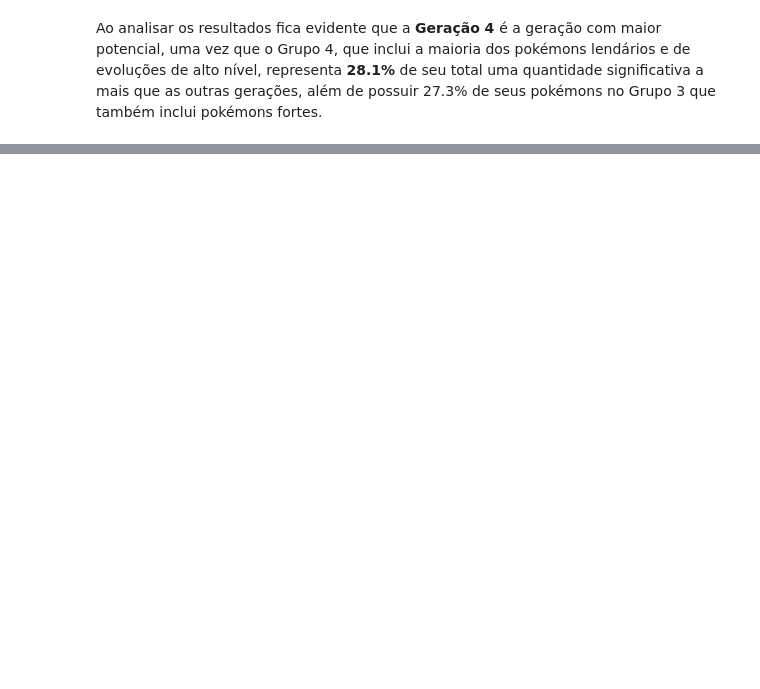
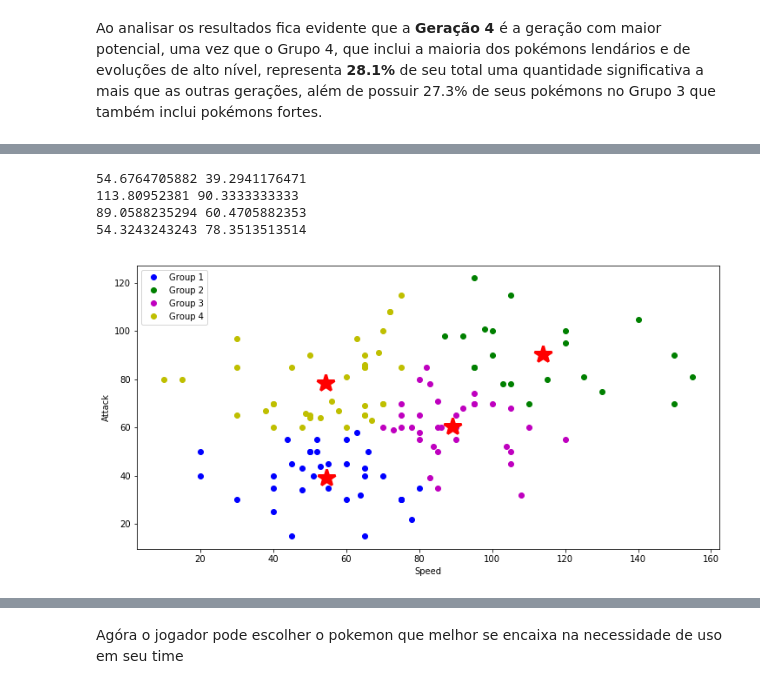
Before and after one commit to LucasVaz97/Ciencia-dos-Dados, a Jupyter notebook: Projeto_3/PokeCluster.ipynb, the cells around one changed output, grey strips where cells are left out. Drawn from its saved outputs; the diff is of its cells as text; code cells hidden in the pictures; blank space fills up the shorter version.

```diff
--- a/Projeto_3/PokeCluster.ipynb
+++ b/Projeto_3/PokeCluster.ipynb
@@ -283,0 +291,75 @@ Ao analisar os resultados fica evidente que a <strong>Geração 4 </strong> é a
+# %%
+Playerdata=SetDataFrameType(pokedados,"Water","All")
+
+def ClusterKmeansEx(dataframe):                                  #Função que gera o dataframe resultante.
+    f1 = dataframe['Attack'].values
+    f2 = dataframe['Speed'].values
+    X=np.array(list(zip(f1,f2))).reshape(len(f1),2)
+    kmeans = KMeans(n_clusters=4).fit(X)
+    x= kmeans.fit_predict(X)
+    for i,j in enumerate(dataframe.index):
+        dataframe.loc[j,"Group"]=""
+        if x[i] == 0:
+            dataframe.loc[j,"Group"]="Group 1"
+        if x[i] == 1:
+            dataframe.loc[j,"Group"]="Group 2"
+        if x[i] == 2:
+            dataframe.loc[j,"Group"]="Group 3"
+        if x[i] == 3:
+            dataframe.loc[j,"Group"]="Group 4"
+
+
+
+    return dataframe,X,kmeans,x
+
+
+f1 = Playerdata['Attack'].values
+f2 = Playerdata['Speed'].values
+Resultado=ClusterKmeansEx(Playerdata)
+X=Resultado[1]
+kmeans = Resultado[2]
+x=Resultado[3]
+
+#Gráficos dos pontos de cada pokémons e sua colorização diferente dependendo do seu cluster.
+
+plt.figure()
+h1,=plt.plot(f1[kmeans.labels_==0],f2[kmeans.labels_==0],'bo')
+plt.plot(np.mean(f1[kmeans.labels_==0]),np.mean(f2[kmeans.labels_==0]),'r*',markersize=20,mew=3)
+# print centroid 1
+print(np.mean(f1[kmeans.labels_==0]),np.mean(f2[kmeans.labels_==0]))
+
+h2,=plt.plot(f1[kmeans.labels_==1],f2[kmeans.labels_==1],'go')
+plt.plot(np.mean(f1[kmeans.labels_==1]),np.mean(f2[kmeans.labels_==1]),'r*',markersize=20,mew=3)
+# print centroid 2
+print(np.mean(f1[kmeans.labels_==1]),np.mean(f2[kmeans.labels_==1]))
+
+h3,=plt.plot(f1[kmeans.labels_==2],f2[kmeans.labels_==2],'mo')
+plt.plot(np.mean(f1[kmeans.labels_==2]),np.mean(f2[kmeans.labels_==2]),'r*',markersize=20,mew=3)
+# print centroid 3
+print(np.mean(f1[kmeans.labels_==2]),np.mean(f2[kmeans.labels_==2]))
+
+h4,=plt.plot(f1[kmeans.labels_==3],f2[kmeans.labels_==3],'yo')
+plt.plot(np.mean(f1[kmeans.labels_==3]),np.mean(f2[kmeans.labels_==3]),'r*',markersize=20,mew=3)
+# print centroid 4
+print(np.mean(f1[kmeans.labels_==3]),np.mean(f2[kmeans.labels_==3]))
+
+plt.ylabel('Attack')
+plt.xlabel('Speed')
+
+plt.legend([h1,h2,h3,h4],['Group 1','Group 2','Group 3','Group 4'], loc='upper left')
+plt.show()
+
+data=ClusterKmeansEx(Playerdata)[0]
+index=[]
+for i in data.index:
+    if data["Group"][i]=="Group 2":
+        index.append(i)
+DF=pd.DataFrame()
+DF=data.loc[index,:]
+DF
+# %% [output]
+54.6764705882 39.2941176471
+113.80952381 90.3333333333
+89.0588235294 60.4705882353
+54.3243243243 78.3513513514
+[figure, added]
@@ -283,0 +383,2 @@ Ao analisar os resultados fica evidente que a <strong>Geração 4 </strong> é a
+# %% [markdown]
+Agóra o jogador pode escolher o pokemon que melhor se encaixa na necessidade de uso em seu time
```
Also changed, not shown: parts of 7 cells of this notebook.
